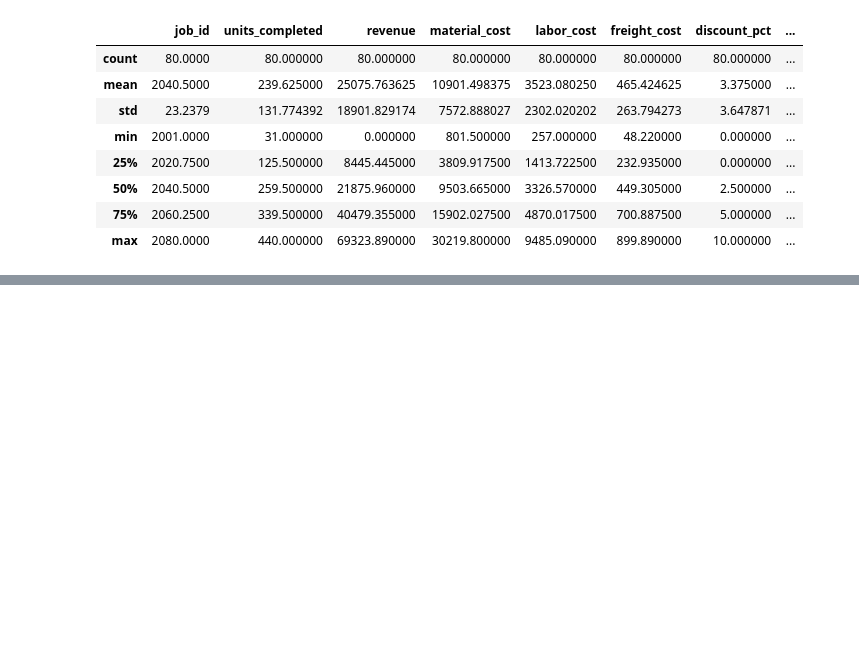
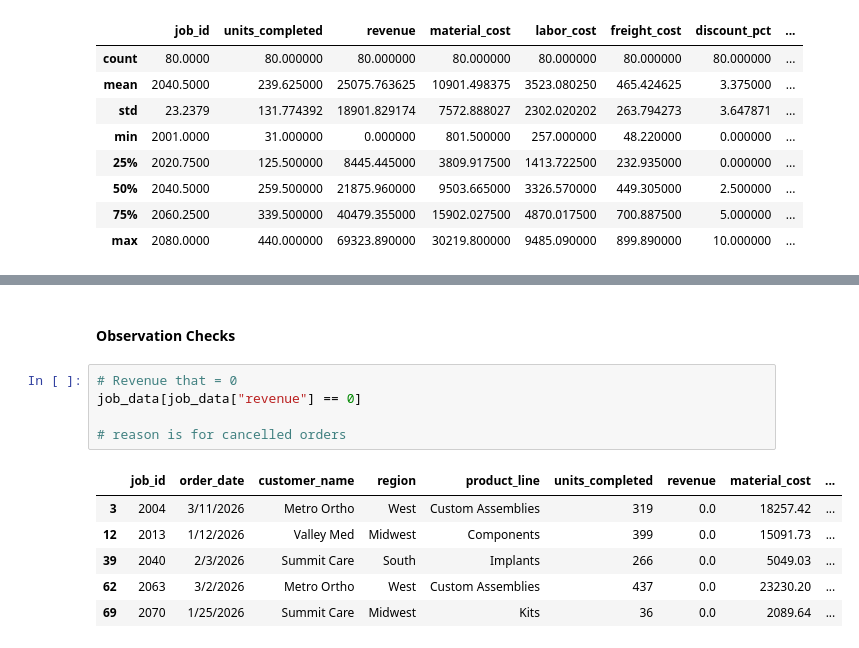
Before and after one commit to sammoore95/csv-profit-pipeline, a Jupyter notebook: src/exploration_practice_2.ipynb, the cells around one changed output, grey strips where cells are left out. Cells and saved outputs as stored; diff of their text form; blank space fills up the shorter version.

Commit message:
Enhance exploration notebook: add observation checks for revenue analysis and update execution counts

```diff
--- a/src/exploration_practice_2.ipynb
+++ b/src/exploration_practice_2.ipynb
@@ -208,3 +209,17 @@ job_data.describe()
     - min is about 48
     - max is about 899
     - mean is about 465
+# %% [markdown]
+#### Observation Checks
+# %%
+# Revenue that = 0
+job_data[job_data["revenue"] == 0]
+
+# reason is for cancelled orders
+# %% [output]
+|  | job_id | order_date | customer_name | region | product_line | units_completed | revenue | material_cost | ... |
+| 3 | 2004 | 3/11/2026 | Metro Ortho | West | Custom Assemblies | 319 | 0.0 | 18257.42 | ... |
+| 12 | 2013 | 1/12/2026 | Valley Med | Midwest | Components | 399 | 0.0 | 15091.73 | ... |
+| 39 | 2040 | 2/3/2026 | Summit Care | South | Implants | 266 | 0.0 | 5049.03 | ... |
+| 62 | 2063 | 3/2/2026 | Metro Ortho | West | Custom Assemblies | 437 | 0.0 | 23230.20 | ... |
+| 69 | 2070 | 1/25/2026 | Summit Care | Midwest | Kits | 36 | 0.0 | 2089.64 | ... |
```
Also changed, not shown: parts of 1 cell of this notebook.
